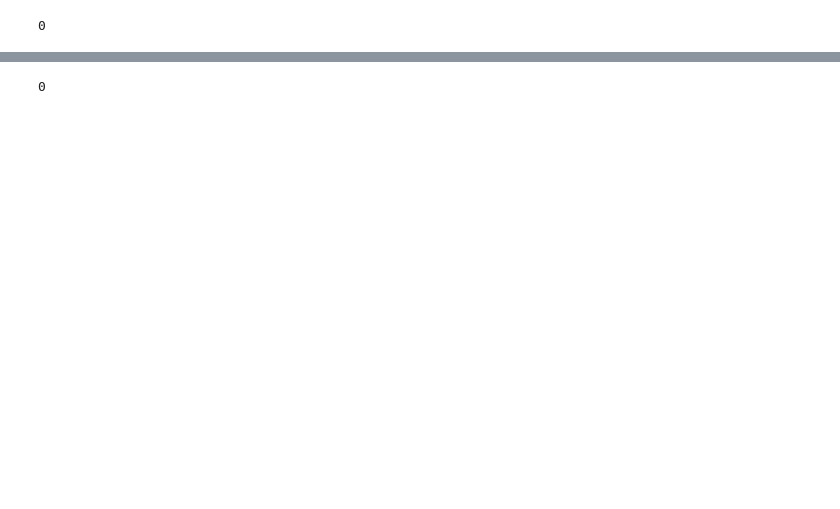
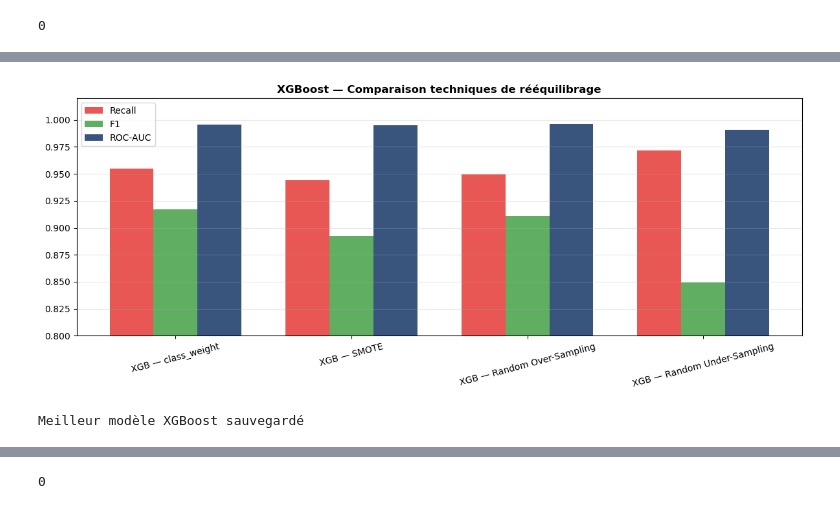
Before and after one commit to melissabelkessam/Projet-DATA-Science, a Jupyter notebook: notebooks/03_Models.ipynb, the cells around one changed output, grey strips where cells are left out. Cells and saved outputs as stored; diff of their text form; code cells hidden in the pictures; blank space fills up the shorter version.

```diff
--- a/notebooks/03_Models.ipynb
+++ b/notebooks/03_Models.ipynb
@@ -219,15 +378,0 @@ XGBoost :
-# %%
-# CELLULE 5 - Modele 3 : Gradient Boosting (XGBoost)
-from xgboost import XGBClassifier
-
-scale_pos_weight = (y_train == 0).sum() / (y_train == 1).sum()  #C'est l'équivalent de class_weight='balanced' mais pour XGBoost = Une erreur sur une panne est 5.75 fois plus pénalisée !
-
-
-xgb = XGBClassifier(n_estimators=100, random_state=42,
-                    scale_pos_weight=scale_pos_weight,
-                    eval_metric='logloss', verbosity=0)
-xgb.fit(X_train, y_train)
-
-results = evaluate_model('XGBoost', xgb, X_test, y_test, results)
-
-joblib.dump(xgb, '../models/xgboost.joblib')
@@ -266,0 +441,25 @@ PR-AUC         →  0.8376   →    0.9662     →  0.9782      best
+# %%
+# CELLULE 9 - Visualisation comparaison déséquilibre — XGBoost
+fig, ax = plt.subplots(figsize=(12, 5))
+x = np.arange(len(df_xgb))
+width = 0.25
+metrics = ['Recall', 'F1', 'ROC-AUC']
+colors = [COLOR_RED, COLOR_GREEN, COLOR_BLUE]
+for i, (metric, color) in enumerate(zip(metrics, colors)):
+    ax.bar(x + i*width, df_xgb[metric], width, label=metric, color=color, alpha=0.85)
+ax.set_xticks(x + width)
+ax.set_xticklabels(df_xgb.index, rotation=15)
+ax.set_ylim(0.8, 1.02)
+ax.set_title('XGBoost — Comparaison techniques de rééquilibrage', fontweight='bold')
+ax.legend()
+ax.grid(axis='y', alpha=0.3)
+plt.tight_layout()
+plt.savefig('../reports/xgb_imbalance_comparison.png', dpi=150, bbox_inches='tight')
+plt.show()
+
+# On sauvegarde le meilleur modèle XGBoost (class_weight = meilleur compromis)
+joblib.dump(xgb_cw, '../models/xgboost.joblib')
+print("Meilleur modèle XGBoost sauvegardé")
+# %% [output]
+[figure, added]
+Meilleur modèle XGBoost sauvegardé
```
Also changed, not shown: parts of 65 cells of this notebook, 7 other files.
